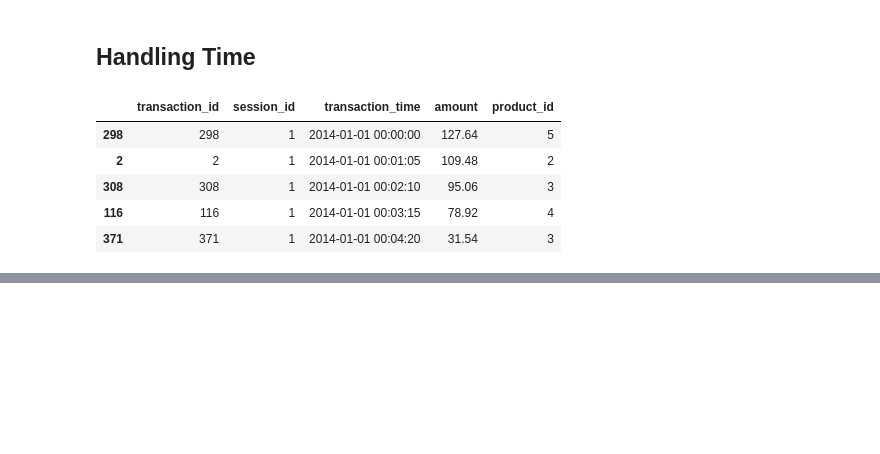
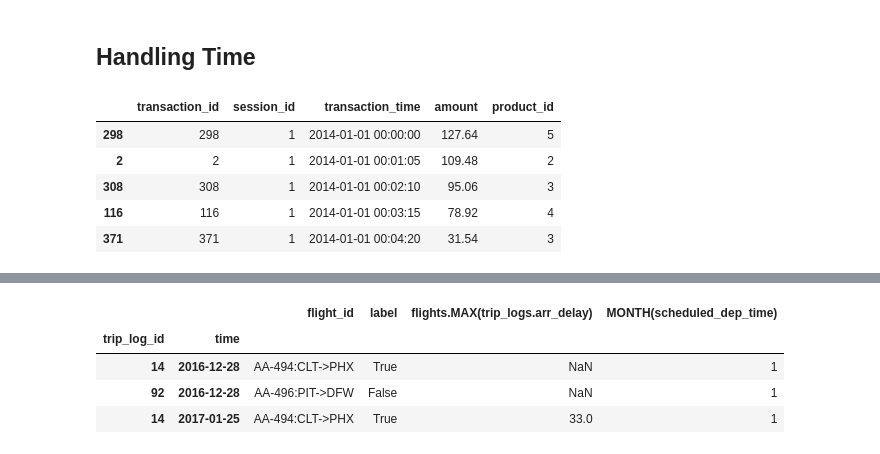
Before and after one commit to robahall/MLAlgoProjects, a Jupyter notebook: notebooks/3.0_rah_dowJone-timeseries-analysis.ipynb, the cells around one changed output, grey strips where cells are left out. Saved outputs shown, nothing was run; the diff lists cells and outputs as text; code cells hidden in the pictures; blank space fills up the shorter version.

```diff
--- a/notebooks/3.0_rah_dowJone-timeseries-analysis.ipynb
+++ b/notebooks/3.0_rah_dowJone-timeseries-analysis.ipynb
@@ -424,0 +497,9 @@ es['transactions'].df.head()
+# %%
+ct_flight = pd.DataFrame()
+ct_flight['trip_log_id'] = [14, 14, 92]
+ct_flight['time'] = pd.to_datetime(['2016-12-28',
+                                    '2017-1-25',
+                                    '2016-12-28']
+                                  )
+# %%
+ct_flight['label'] = [True, True, False]
@@ -424,0 +513,15 @@ es['transactions'].df.head()
+# %%
+fm, features = ft.dfs(entityset=es_flight,
+                      target_entity='trip_logs',
+                      cutoff_time=ct_flight,
+                      cutoff_time_in_index=True,
+                      agg_primitives=["max"],
+                      trans_primitives=["month"],)
+# %%
+fm[['flight_id', 'label', 'flights.MAX(trip_logs.arr_delay)', 'MONTH(scheduled_dep_time)']]
+# %% [output]
+|  |  | flight_id | label | flights.MAX(trip_logs.arr_delay) | MONTH(scheduled_dep_time) |
+| trip_log_id | time |  |  |  |  |
+| 14 | 2016-12-28 | AA-494:CLT->PHX | True | NaN | 1 |
+| 92 | 2016-12-28 | AA-496:PIT->DFW | False | NaN | 1 |
+| 14 | 2017-01-25 | AA-494:CLT->PHX | True | 33.0 | 1 |
```
Also changed, not shown: parts of 10 cells of this notebook.
